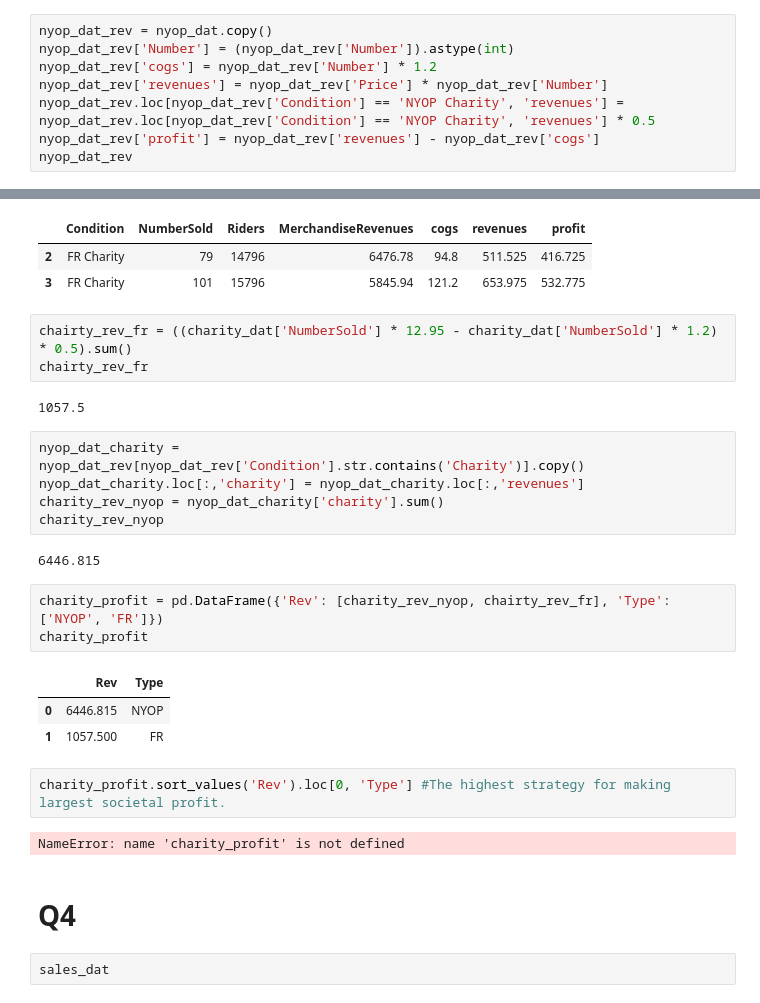
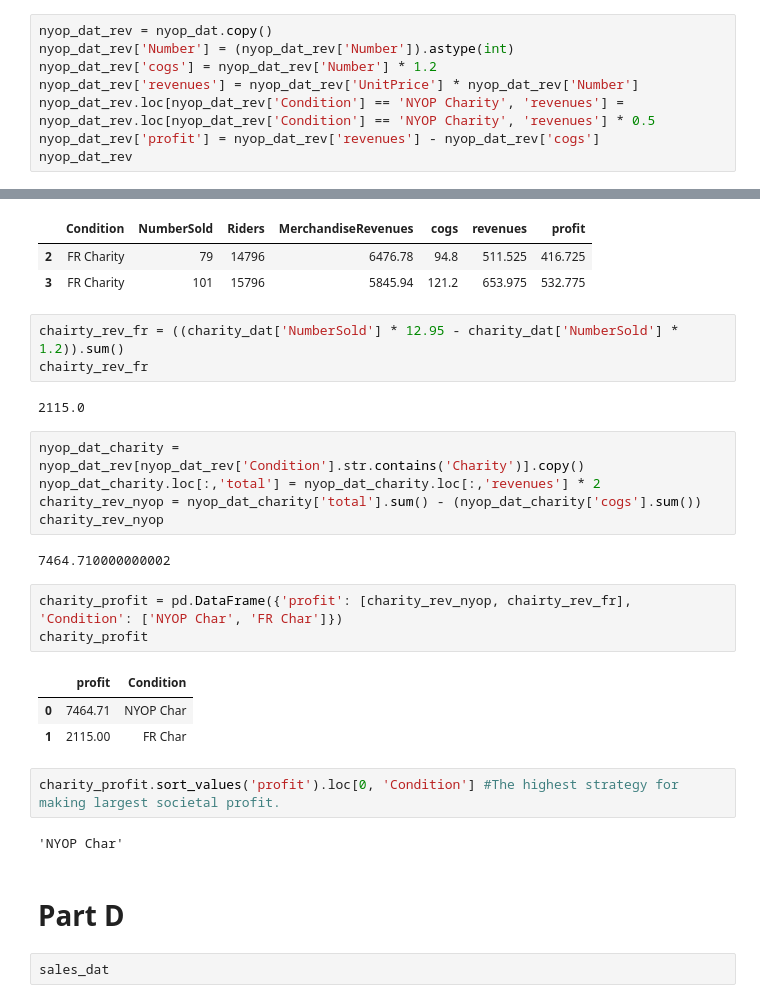
Before and after one commit to rsm-roguchi/Case2, a Jupyter notebook: case.ipynb, the cells around one changed output, grey strips where cells are left out. Cells and saved outputs as stored; diff of their text form.

```diff
--- a/case.ipynb
+++ b/case.ipynb
@@ -344,7 +344,7 @@ nyop_dat
 nyop_dat_rev = nyop_dat.copy()
 nyop_dat_rev['Number'] = (nyop_dat_rev['Number']).astype(int)
 nyop_dat_rev['cogs'] = nyop_dat_rev['Number'] * 1.2
-nyop_dat_rev['revenues'] = nyop_dat_rev['Price'] * nyop_dat_rev['Number']
+nyop_dat_rev['revenues'] = nyop_dat_rev['UnitPrice'] * nyop_dat_rev['Number']
 nyop_dat_rev.loc[nyop_dat_rev['Condition'] == 'NYOP Charity', 'revenues'] = nyop_dat_rev.loc[nyop_dat_rev['Condition'] == 'NYOP Charity', 'revenues'] * 0.5
 nyop_dat_rev['profit'] = nyop_dat_rev['revenues'] - nyop_dat_rev['cogs']
 nyop_dat_rev
@@ -399,30 +399,30 @@ charity_dat
 | 2 | FR Charity | 79 | 14796 | 6476.78 | 94.8 | 511.525 | 416.725 |
 | 3 | FR Charity | 101 | 15796 | 5845.94 | 121.2 | 653.975 | 532.775 |
 # %%
-chairty_rev_fr = ((charity_dat['NumberSold'] * 12.95 - charity_dat['NumberSold'] * 1.2) * 0.5).sum()
+chairty_rev_fr = ((charity_dat['NumberSold'] * 12.95 - charity_dat['NumberSold'] * 1.2)).sum()
 chairty_rev_fr
 # %% [output]
-1057.5
+2115.0
 # %%
 nyop_dat_charity = nyop_dat_rev[nyop_dat_rev['Condition'].str.contains('Charity')].copy()
-nyop_dat_charity.loc[:,'charity'] = nyop_dat_charity.loc[:,'revenues']
-charity_rev_nyop = nyop_dat_charity['charity'].sum()
+nyop_dat_charity.loc[:,'total'] = nyop_dat_charity.loc[:,'revenues'] * 2
+charity_rev_nyop = nyop_dat_charity['total'].sum() - (nyop_dat_charity['cogs'].sum())
 charity_rev_nyop
 # %% [output]
-6446.815
+7464.710000000002
 # %%
-charity_profit = pd.DataFrame({'Rev': [charity_rev_nyop, chairty_rev_fr], 'Type': ['NYOP', 'FR']})
+charity_profit = pd.DataFrame({'profit': [charity_rev_nyop, chairty_rev_fr], 'Condition': ['NYOP Char', 'FR Char']})
 charity_profit
 # %% [output]
-|  | Rev | Type |
-| 0 | 6446.815 | NYOP |
-| 1 | 1057.500 | FR |
+|  | profit | Condition |
+| 0 | 7464.71 | NYOP Char |
+| 1 | 2115.00 | FR Char |
 # %%
-charity_profit.sort_values('Rev').loc[0, 'Type'] #The highest strategy for making largest societal profit.
+charity_profit.sort_values('profit').loc[0, 'Condition'] #The highest strategy for making largest societal profit.
 # %% [output]
-NameError: name 'charity_profit' is not defined
+'NYOP Char'
-# %% [markdown]
-# Q4
+# %% [markdown]
+# Part D
 # %%
 sales_dat
 # %% [output]
```
Also changed, not shown: parts of 8 cells of this notebook.
